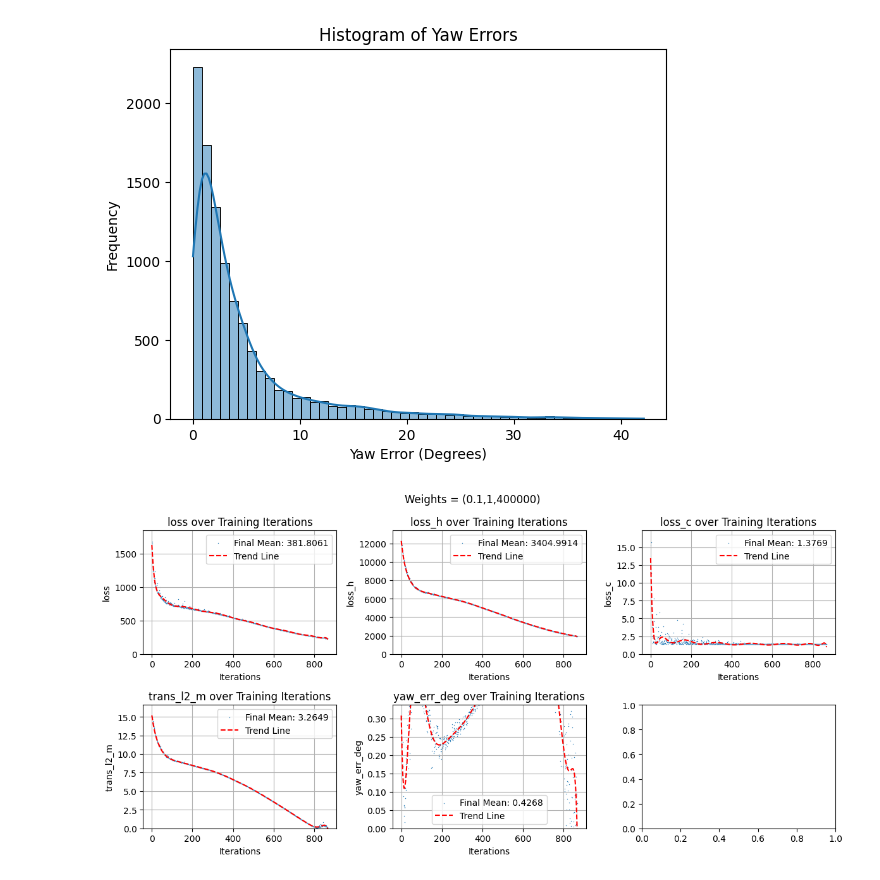
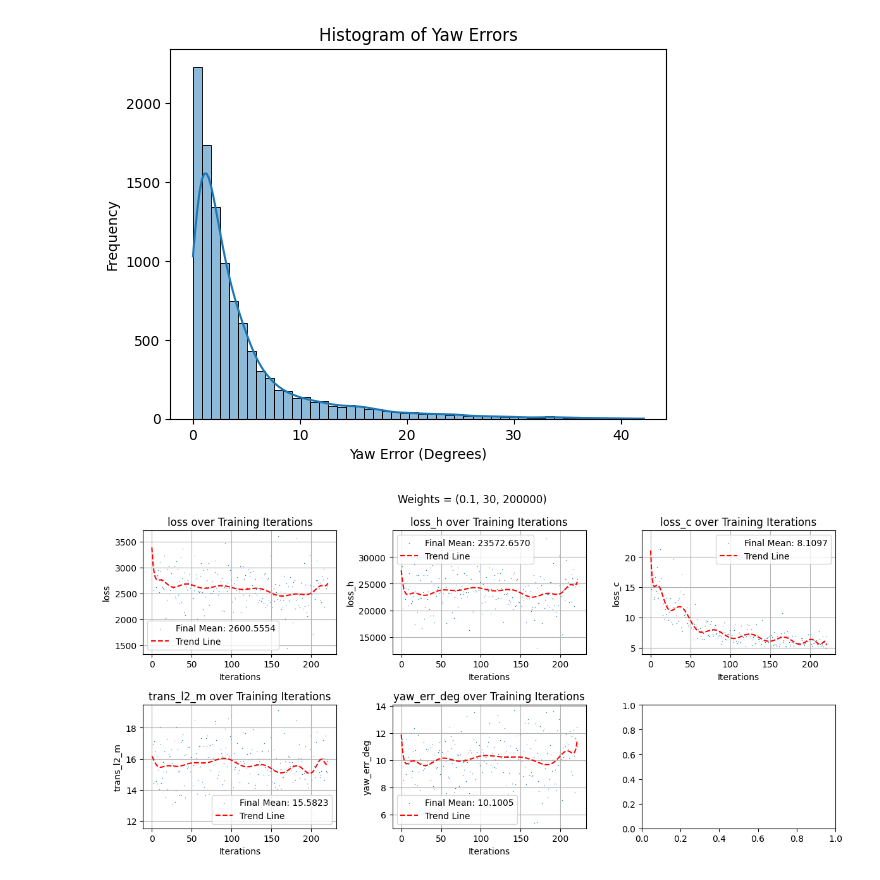
Before and after one commit to ifinckh/2025_sem_proj_FINCKH_VITA, a Jupyter notebook: results.ipynb, the cells around one changed output. Saved outputs shown, nothing was run; the diff lists cells and outputs as text; code cells hidden in the pictures.

Commit message:
2 Trainings. Should be all good now

```diff
--- a/results.ipynb
+++ b/results.ipynb
@@ -9,6 +9,29 @@ import matplotlib.pyplot as plt
 import numpy as np
 import pandas as pd
 import seaborn as sns
+# %%
+# define plotting function for loss, loss_h, loss_c, l2 pose loss, yaw error in one plot
+def plot_metric(df, title):
+
+    metric = ["loss", "loss_h", "loss_c", "trans_l2_m", "yaw_err_deg"]
+    fig, ax = plt.subplots(2, 3, figsize=(12, 6))
+
+    for m in metric:
+        last_mean = df[m][-500:].mean()
+        sns.scatterplot(data=df, x=df.index, y=m, label="Final Mean: {:.4f}".format(last_mean), s=1, ax=ax.flatten()[metric.index(m)])
+        # trend line
+        z = np.polyfit(df.index, df[m],15)
+        p = np.poly1d(z)
+        ax.flatten()[metric.index(m)].plot(df.index, p(df.index), "r--", label='Trend Line')
+        ax.flatten()[metric.index(m)].set_xlabel('Iterations')
+        # ax.flatten()[metric.index(m)].set_ylim([0, df[m][0:10].max()*1.1])
+        ax.flatten()[metric.index(m)].set_ylabel(m)
+        ax.flatten()[metric.index(m)].set_title(m+' over Training Iterations')
+        ax.flatten()[metric.index(m)].legend()
+        ax.flatten()[metric.index(m)].grid()
+    fig.suptitle(title)
+    fig.tight_layout()
+    fig.show()
 # %% [markdown]
 # 1st real training
 # %%
@@ -399,7 +422,7 @@ plt.title('Histogram of Yaw Errors')
 Text(0.5, 1.0, 'Histogram of Yaw Errors')
 [figure]
 # %%
-df = pd.read_csv("metrics/train/2026_01_08_23_24_34.csv")
-plot_metric(df, "Weights = (0.1,1,400000)")
+df = pd.read_csv("metrics/train/2026_01_09_14_36_50.csv")
+plot_metric(df, "Weights = (0.1, 30, 200000)")
 # %% [output]
-[figure, old version]
+[figure, new version]
```
Also changed, not shown: parts of 1 cell of this notebook, 18 other files.
